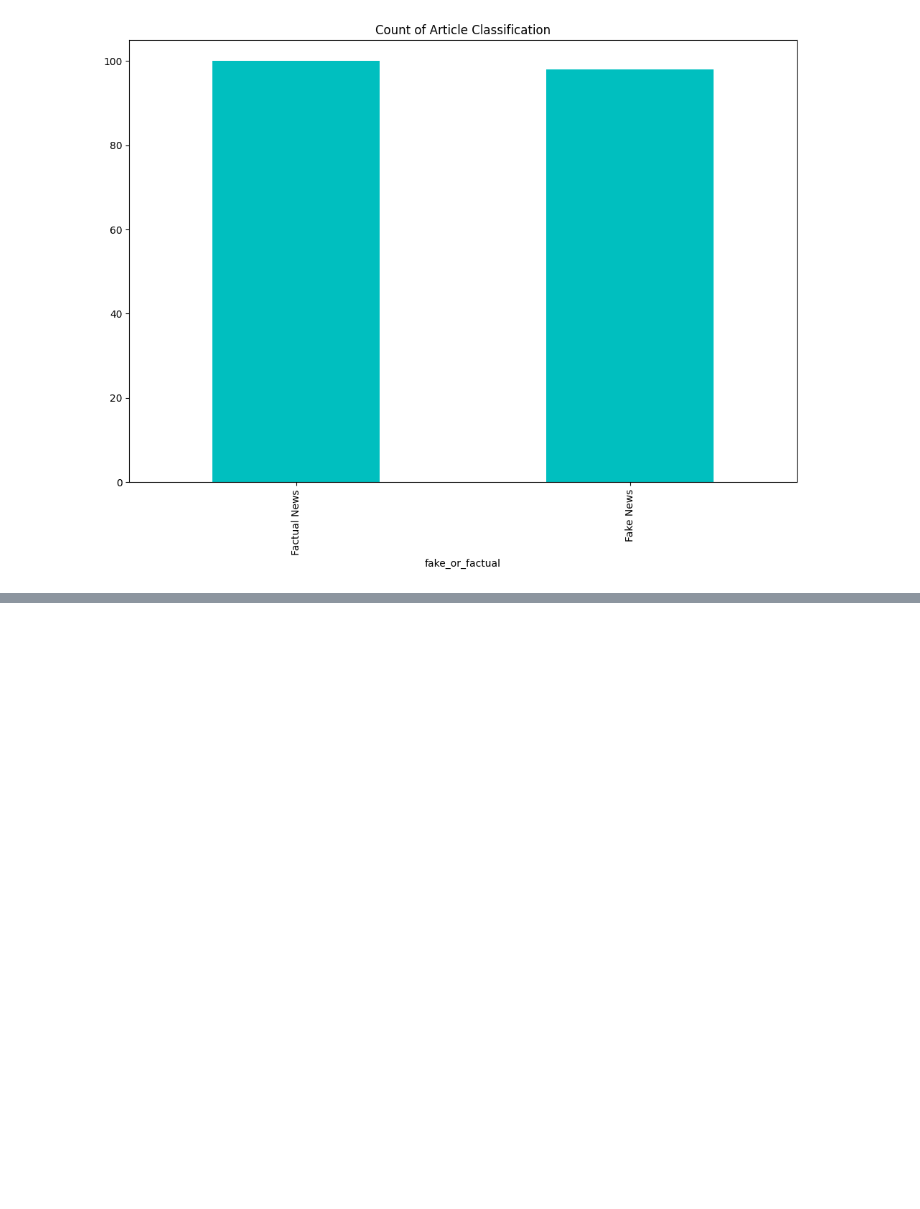
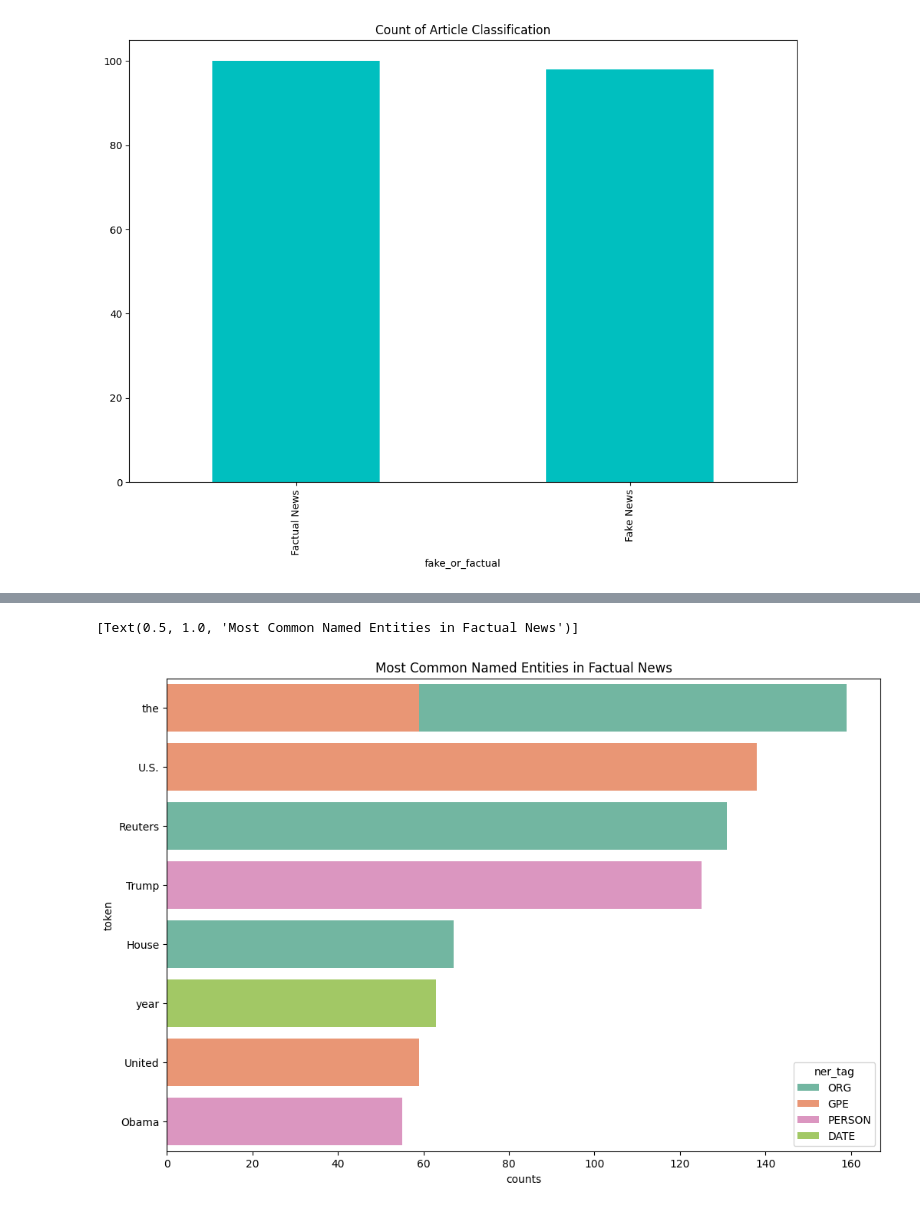
Before and after one commit to jamuna112/intro-to-nlp-365, a Jupyter notebook: Practical - 1.ipynb, the cells around one changed output, grey strips where cells are left out. Drawn from its saved outputs; the diff is of its cells as text; code cells hidden in the pictures; blank space fills up the shorter version.

```diff
--- a/Practical - 1.ipynb
+++ b/Practical - 1.ipynb
@@ -44,0 +80,8 @@ Text(0.5, 1.0, 'Count of Article Classification')
+# %%
+for ix, doc in enumerate(factual_spacydocs):
+    tags = extract_token_tags(doc)
+    tags = pd.DataFrame(tags)
+    tags.columns = columns
+    fact_tagsdf.append(tags)
+# %%
+fact_tagsdf = pd.concat(fact_tagsdf)
@@ -44,0 +199,2 @@ Text(0.5, 1.0, 'Count of Article Classification')
+# %%
+top_entities_fact = fact_tagsdf[fact_tagsdf['ner_tag'] != ""].groupby(['token', 'ner_tag']).size().reset_index(name='counts').sort_values(by='counts', ascending=False)
@@ -44,0 +224,13 @@ Text(0.5, 1.0, 'Count of Article Classification')
+# %%
+sns.barplot(
+    x = 'counts',
+    y = 'token',
+    hue = 'ner_tag',
+    palette = ner_palette,
+    data = top_entities_fact[:10],
+    orient = 'h',
+    dodge = False,
+).set(title="Most Common Named Entities in Factual News")
+# %% [output]
+[Text(0.5, 1.0, 'Most Common Named Entities in Factual News')]
+[figure, added]
```
Also changed, not shown: parts of 23 cells of this notebook.
